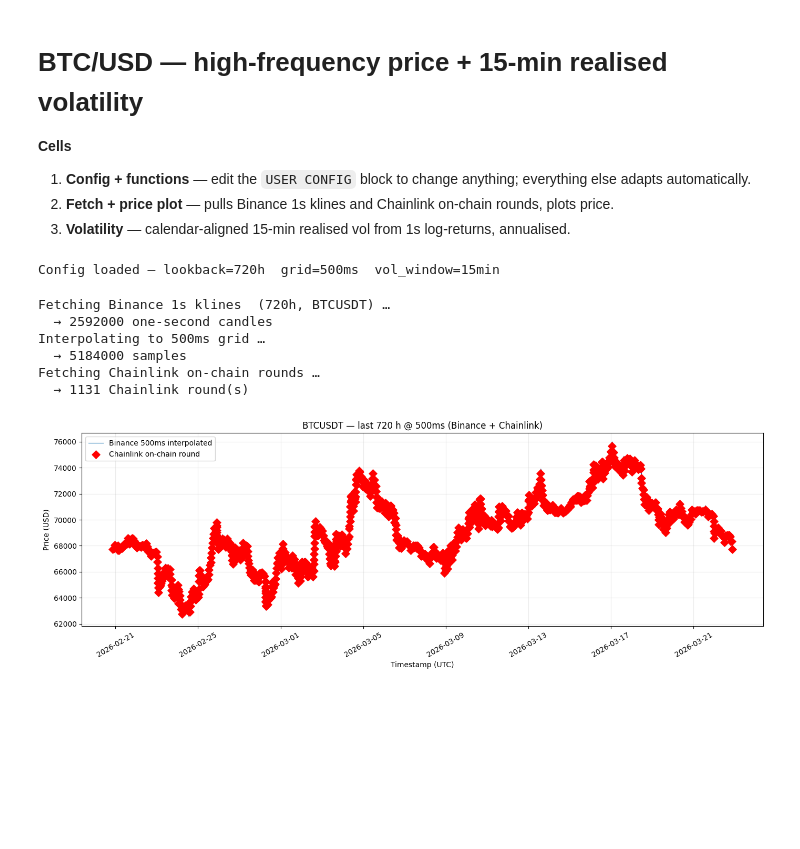
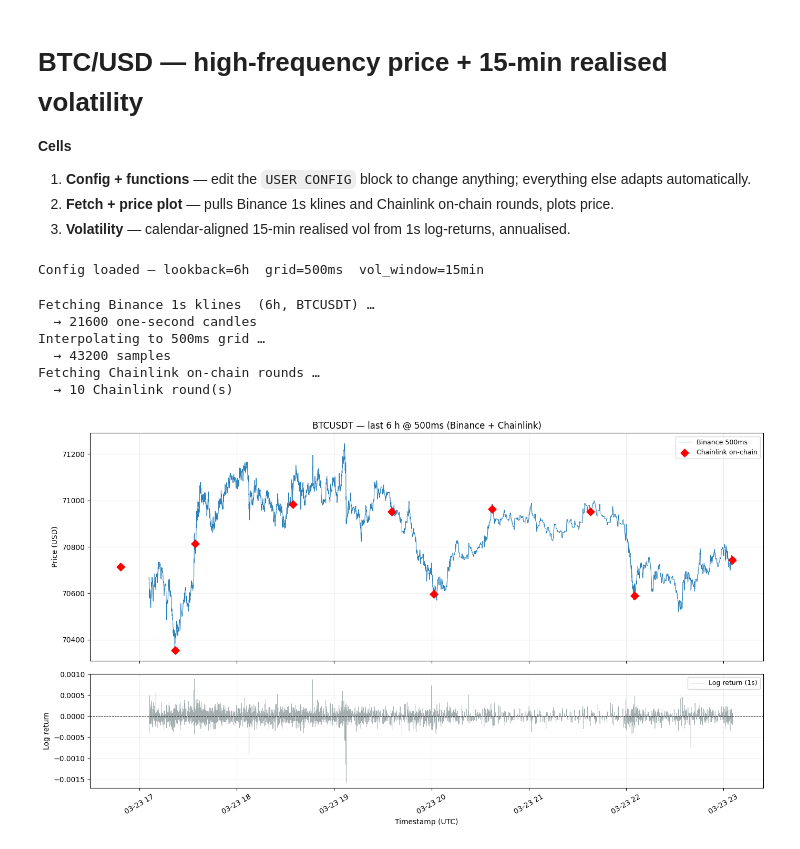
Before and after one commit to alenMangattu/quantitative-crypto-larp, a Jupyter notebook: poly/helllo.ipynb, the cells around one changed output. Saved outputs shown, nothing was run; the diff lists cells and outputs as text; code cells hidden in the pictures; blank space fills up the shorter version.

```diff
--- a/poly/helllo.ipynb
+++ b/poly/helllo.ipynb
@@ -21,7 +21,7 @@ pd.options.display.float_format = "{:.2f}".format
 # ║                          USER CONFIG                                     ║
 # ╚══════════════════════════════════════════════════════════════════════════╝
 
-LOOKBACK_HOURS      = 720          # how far back to fetch price data
+LOOKBACK_HOURS      = 6          # how far back to fetch price data
 HALF_SEC_GRID       = "500ms"    # interpolation grid for the price series
 VOL_WINDOW          = "15min"    # calendar-aligned bucket size for realised vol
 VOL_CALM_PCT        = 40         # annualised vol % → blue  (quiet)
@@ -178,52 +178,68 @@ def realized_vol(
 
 print(f"Config loaded — lookback={LOOKBACK_HOURS}h  grid={HALF_SEC_GRID}  vol_window={VOL_WINDOW}")
 # %% [output]
-Config loaded — lookback=720h  grid=500ms  vol_window=15min
+Config loaded — lookback=6h  grid=500ms  vol_window=15min
 # %%
 # ── Fetch ─────────────────────────────────────────────────────────────────────
 print(f"Fetching Binance 1s klines  ({LOOKBACK_HOURS}h, {SYMBOL}) …")
 klines_1s = fetch_binance_1s_klines(
     symbol=SYMBOL,
     lookback_minutes=LOOKBACK_MINUTES,
     binance_url=BINANCE_URL,
 )
 print(f"  → {len(klines_1s)} one-second candles")
 
 print(f"Interpolating to {HALF_SEC_GRID} grid …")
 btc_grid = interpolate_to_grid(klines_1s, grid_freq=HALF_SEC_GRID)
 print(f"  → {len(btc_grid)} samples")
 
 print("Fetching Chainlink on-chain rounds …")
 chainlink_ref = fetch_chainlink_reference(
     lookback_minutes=LOOKBACK_MINUTES,
     rpc_url=ETH_RPC_URL,
     feed_address=CHAINLINK_FEED_ADDR,
     abi=CHAINLINK_ABI,
 )
 print(f"  → {len(chainlink_ref)} Chainlink round(s)")
 
-# ── Plot: price ───────────────────────────────────────────────────────────────
-fig, ax = plt.subplots(figsize=(14, 5))
-ax.plot(btc_grid["timestamp"], btc_grid["price_usd"],
-        linewidth=0.8, label=f"Binance {HALF_SEC_GRID} interpolated")
-ax.scatter(chainlink_ref["updated_at"], chainlink_ref["price_usd"],
-           color="red", s=60, zorder=5, marker="D", label="Chainlink on-chain round")
-ax.set_title(f"{SYMBOL} — last {LOOKBACK_HOURS} h @ {HALF_SEC_GRID} (Binance + Chainlink)")
-ax.set_xlabel("Timestamp (UTC)")
-ax.set_ylabel("Price (USD)")
-ax.legend()
-ax.grid(alpha=0.25)
+# ── Compute log returns on the 1s series ─────────────────────────────────────
+log_ret = np.log(klines_1s["close"]).diff()
+log_ret_ts = klines_1s["timestamp"]
+
+# ── Plot: price + log returns ─────────────────────────────────────────────────
+fig, axes = plt.subplots(2, 1, figsize=(14, 8),
+                         gridspec_kw={"height_ratios": [3, 1.5]},
+                         sharex=True)
+
+# Top: price
+axes[0].plot(btc_grid["timestamp"], btc_grid["price_usd"],
+             linewidth=0.8, color="#2980b9", label=f"Binance {HALF_SEC_GRID}")
+axes[0].scatter(chainlink_ref["updated_at"], chainlink_ref["price_usd"],
+                color="red", s=60, zorder=5, marker="D", label="Chainlink on-chain")
+axes[0].set_title(f"{SYMBOL} — last {LOOKBACK_HOURS} h @ {HALF_SEC_GRID} (Binance + Chainlink)")
+axes[0].set_ylabel("Price (USD)")
+axes[0].legend(fontsize=9)
+axes[0].grid(alpha=0.25)
+
+# Bottom: log returns (bar if short window, line otherwise)
+axes[1].plot(log_ret_ts, log_ret, linewidth=0.5, color="#7f8c8d", alpha=0.7, label="Log return (1s)")
+axes[1].axhline(0, color="black", linewidth=0.7, linestyle="--")
+axes[1].set_ylabel("Log return")
+axes[1].set_xlabel("Timestamp (UTC)")
+axes[1].legend(fontsize=9)
+axes[1].grid(alpha=0.2)
+
 plt.xticks(rotation=30)
 plt.tight_layout()
 plt.show()
 # %% [output]
-Fetching Binance 1s klines  (720h, BTCUSDT) …
-  → 2592000 one-second candles
+Fetching Binance 1s klines  (6h, BTCUSDT) …
+  → 21600 one-second candles
 Interpolating to 500ms grid …
-  → 5184000 samples
+  → 43200 samples
 Fetching Chainlink on-chain rounds …
-  → 1131 Chainlink round(s)
+  → 10 Chainlink round(s)
-[figure, old version]
+[figure, new version]
 # %%
 # ── Realised vol ─────────────────────────────────────────────────────────────
 vol_df = realized_vol(
```
Also changed, not shown: parts of 4 cells of this notebook, 7 other files.
